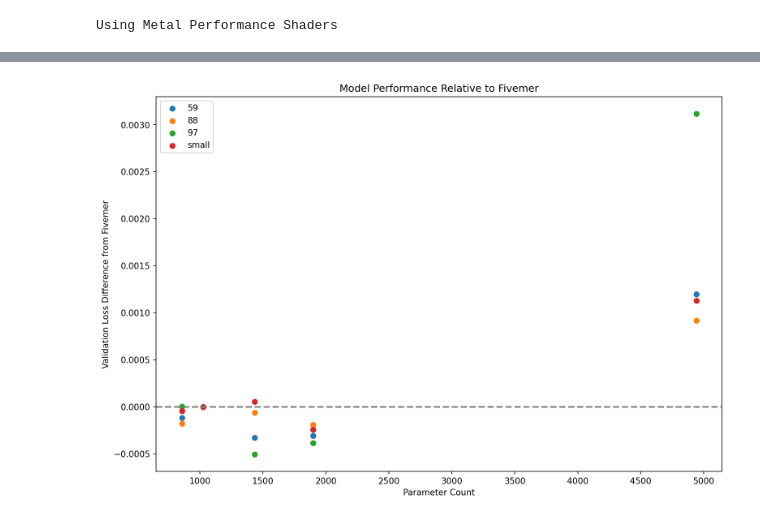
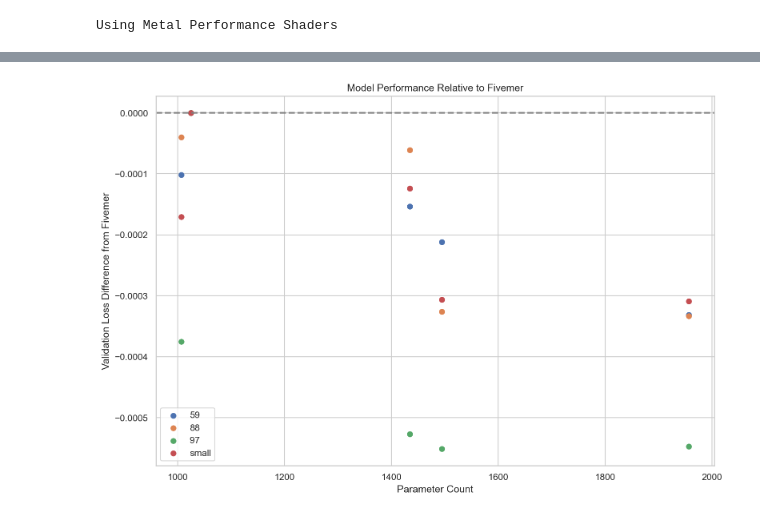
Before and after one commit to matsengrp/netam, a Jupyter notebook: notebooks/model_comparison.ipynb, the cells around one changed output, grey strips where cells are left out. Cells and saved outputs as stored; diff of their text form; code cells hidden in the pictures.

Commit message:
some good looking models!

```diff
--- a/notebooks/model_comparison.ipynb
+++ b/notebooks/model_comparison.ipynb
@@ -72,15 +72,17 @@ for nickname in val_nicknames:
     train_dataset_5, val_dataset_5 = data_of_nickname(nickname, kmer_length=5)
 
     model_instances_3 = {
-        # "cnn_sml_drop00": models.CNNModel(train_dataset_3, embedding_dim=8, num_filters=8, kernel_size=5, dropout_rate=0.0),
-        # "cnn_sml_drop02": models.CNNModel(train_dataset_3, embedding_dim=8, num_filters=8, kernel_size=5, dropout_rate=0.2),
-        # "cnn_sml_drop04": models.CNNModel(train_dataset_3, embedding_dim=8, num_filters=8, kernel_size=5, dropout_rate=0.4),
-        "cnn_med_drop00": models.CNNModel(train_dataset_3, embedding_dim=12, num_filters=13, kernel_size=7, dropout_rate=0.0),
-        "cnn_med_drop02": models.CNNModel(train_dataset_3, embedding_dim=12, num_filters=13, kernel_size=7, dropout_rate=0.2),
-        "cnn_med_drop04": models.CNNModel(train_dataset_3, embedding_dim=12, num_filters=13, kernel_size=7, dropout_rate=0.4),
-        # "cnn_big_drop00": models.CNNModel(train_dataset_3, embedding_dim=21, num_filters=13, kernel_size=13, dropout_rate=0.0),
-        # "cnn_big_drop02": models.CNNModel(train_dataset_3, embedding_dim=21, num_filters=13, kernel_size=13, dropout_rate=0.2),
-        # "cnn_big_drop04": models.CNNModel(train_dataset_3, embedding_dim=21, num_filters=13, kernel_size=13, dropout_rate=0.4),
+# hyperparameter optimization on 2023-11-23
+# for model with <= 1024 parameters
+# Best Hyperparameters: {'kernel_size': 7, 'dropout': 0.0, 'embedding_dim': 6, 'num_filters': 14}
+# for model with <= 1524 parameters
+# Best Hyperparameters: {'kernel_size': 11, 'dropout': 0.1, 'embedding_dim': 9, 'num_filters': 9}
+# for model with <= 2048 parameters
+# Best Hyperparameters: {'kernel_size': 11, 'dropout': 0.3, 'embedding_dim': 7, 'num_filters': 19}
+
+        "cnn_sml": models.CNNModel(train_dataset_3, embedding_dim=6, num_filters=14, kernel_size=7, dropout_rate=0.0),
+        "cnn_med": models.CNNModel(train_dataset_3, embedding_dim=9, num_filters=9, kernel_size=11, dropout_rate=0.1),
+        "cnn_lrg": models.CNNModel(train_dataset_3, embedding_dim=7, num_filters=19, kernel_size=11, dropout_rate=0.3),
     }
 
     model_instances_5 = {
@@ -119,33 +125,33 @@ final_df.to_clipboard()
 # %%
 import pandas as pd
 import matplotlib.pyplot as plt
 
-#df = final_df
-df = pd.read_csv("/Users/matsen/re/netam/notebooks/_ignore/model_comparison_20231122_072627.csv")
+df = final_df
+# df = pd.read_csv("/Users/matsen/re/netam/notebooks/_ignore/model_comparison_20231122_072627.csv")
 
 # Calculate the difference in validation loss from the fivemer model
 loss_diffs = []
 for nickname in df['val_nickname'].unique():
     fivemer_loss = df[(df['model name'] == 'fivemer') & (df['val_nickname'] == nickname)]['val_loss'].values[0]
     for _, row in df[df['val_nickname'] == nickname].iterrows():
         if row['model'] != 'fivemer':
             diff = row['val_loss'] - fivemer_loss
             loss_diffs.append({'val_nickname': nickname, 'model': row['model name'], 'parameter_count': row['parameter count'], 'loss_diff': diff})
 
 # Convert to DataFrame
 loss_diff_df = pd.DataFrame(loss_diffs)
 
 # Plotting
 fig, ax = plt.subplots(figsize=(12, 8))
 for nickname in loss_diff_df['val_nickname'].unique():
     subset = loss_diff_df[loss_diff_df['val_nickname'] == nickname]
     ax.scatter(subset['parameter_count'], subset['loss_diff'], label=nickname)
 
 ax.set_xlabel('Parameter Count')
 ax.set_ylabel('Validation Loss Difference from Fivemer')
 ax.set_title('Model Performance Relative to Fivemer')
 ax.axhline(0, color='grey', lw=2, linestyle='--')
 ax.legend()
 plt.show()
 # %% [output]
-[figure, old version]
+[figure, new version]
```
Also changed, not shown: parts of 5 cells of this notebook.
